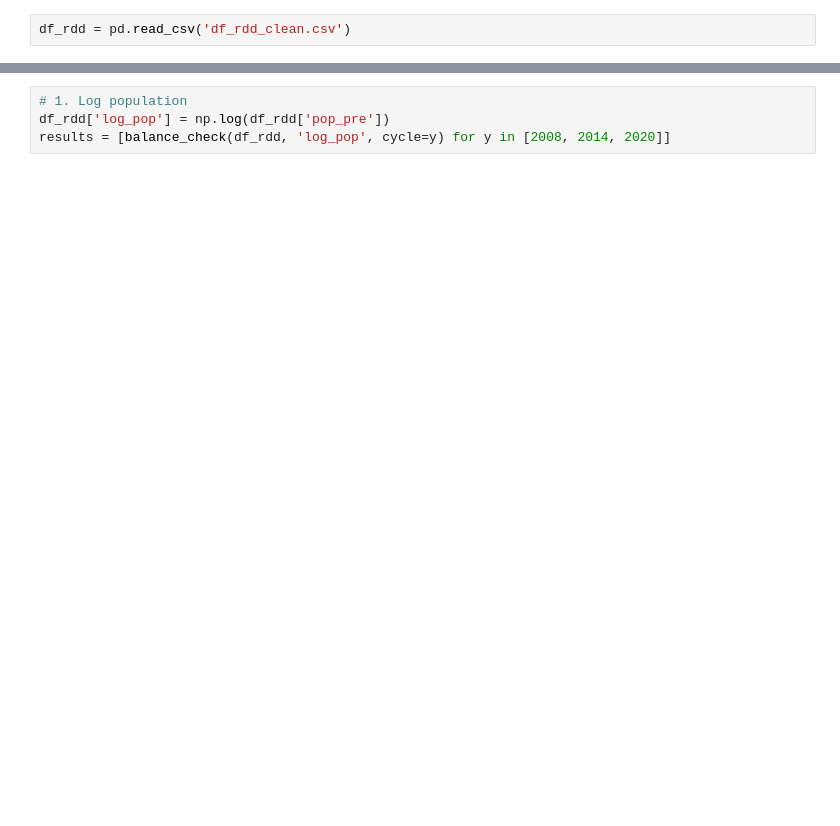
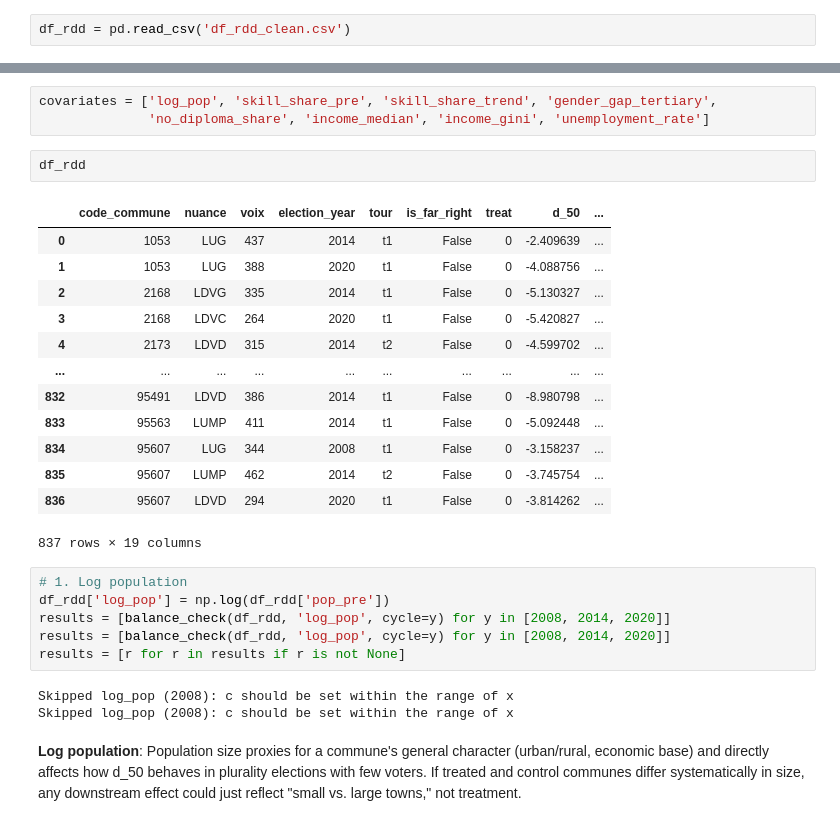
Before and after one commit to Tobias-Bue/far-right-rdd-thesis, a Jupyter notebook: Balance_McCrary_checks.ipynb, the cells around one changed output, grey strips where cells are left out. Cells and saved outputs as stored; diff of their text form; blank space fills up the shorter version.

```diff
--- a/Balance_McCrary_checks.ipynb
+++ b/Balance_McCrary_checks.ipynb
@@ -34,7 +67,33 @@ def balance_check(df, covariate, running='d_50', cutoff=0, cycle=None):
+# %%
+covariates = ['log_pop', 'skill_share_pre', 'skill_share_trend', 'gender_gap_tertiary',
+              'no_diploma_share', 'income_median', 'income_gini', 'unemployment_rate']
+# %%
+df_rdd
+# %% [output]
+|  | code_commune | nuance | voix | election_year | tour | is_far_right | treat | d_50 | ... |
+| 0 | 1053 | LUG | 437 | 2014 | t1 | False | 0 | -2.409639 | ... |
+| 1 | 1053 | LUG | 388 | 2020 | t1 | False | 0 | -4.088756 | ... |
+| 2 | 2168 | LDVG | 335 | 2014 | t1 | False | 0 | -5.130327 | ... |
+| 3 | 2168 | LDVC | 264 | 2020 | t1 | False | 0 | -5.420827 | ... |
+| 4 | 2173 | LDVD | 315 | 2014 | t2 | False | 0 | -4.599702 | ... |
+| ... | ... | ... | ... | ... | ... | ... | ... | ... | ... |
+| 832 | 95491 | LDVD | 386 | 2014 | t1 | False | 0 | -8.980798 | ... |
+| 833 | 95563 | LUMP | 411 | 2014 | t1 | False | 0 | -5.092448 | ... |
+| 834 | 95607 | LUG | 344 | 2008 | t1 | False | 0 | -3.158237 | ... |
+| 835 | 95607 | LUMP | 462 | 2014 | t2 | False | 0 | -3.745754 | ... |
+| 836 | 95607 | LDVD | 294 | 2020 | t1 | False | 0 | -3.814262 | ... |
+837 rows × 19 columns
 # %%
 # 1. Log population
 df_rdd['log_pop'] = np.log(df_rdd['pop_pre'])
 results = [balance_check(df_rdd, 'log_pop', cycle=y) for y in [2008, 2014, 2020]]
+results = [balance_check(df_rdd, 'log_pop', cycle=y) for y in [2008, 2014, 2020]]
+results = [r for r in results if r is not None]
+# %% [output]
+Skipped log_pop (2008): c should be set within the range of x
+Skipped log_pop (2008): c should be set within the range of x
+# %% [markdown]
+**Log population**: Population size proxies for a commune's general character (urban/rural, economic base) and directly affects how d_50 behaves in plurality elections with few voters. If treated and control communes differ systematically in size, any downstream effect could just reflect "small vs. large towns," not treatment.
 # %%
 # 2. Pre-treatment skill share (level)
 results += [balance_check(df_rdd, 'skill_share_pre', cycle=y) for y in [2008, 2014, 2020]]
```
Also changed, not shown: parts of 25 cells of this notebook, 2 other files.
